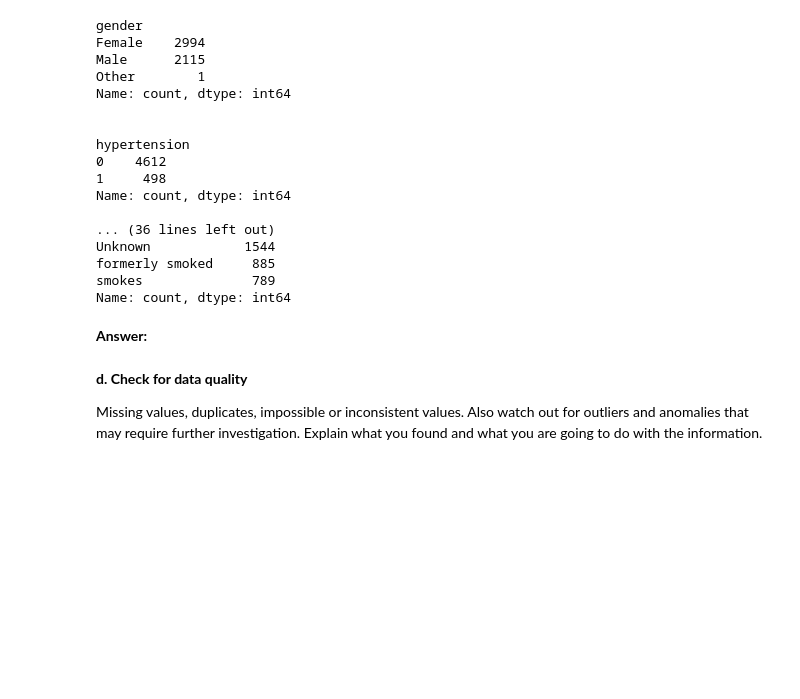
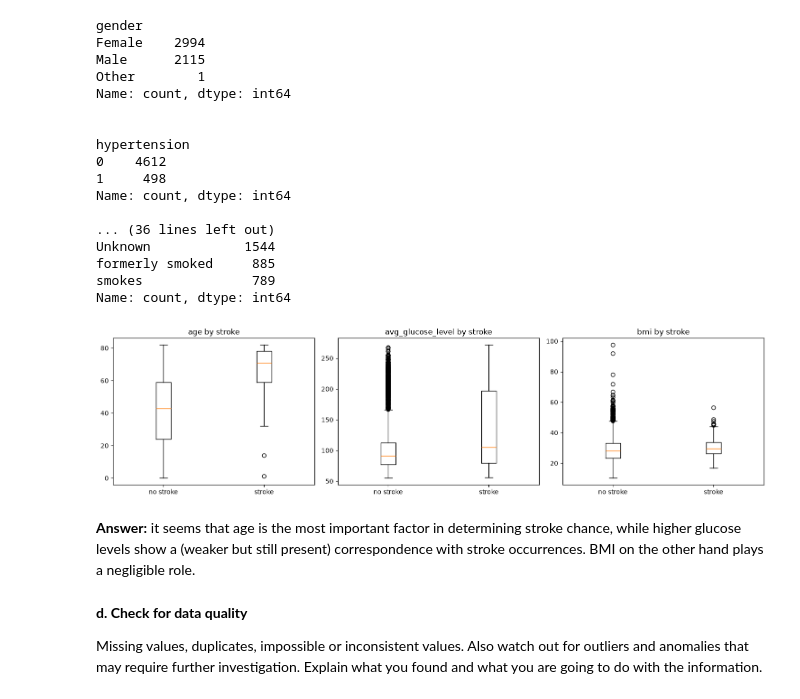
Before and after one commit to voldemortenz/IntroductiontoDataScience_Project, a Jupyter notebook: IDS2026_HW07.ipynb, the cells around one changed output. Cells and saved outputs as stored; diff of their text form; code cells hidden in the pictures; blank space fills up the shorter version.

Commit message:
Boxplot addition + 3.c answer

```diff
--- a/IDS2026_HW07.ipynb
+++ b/IDS2026_HW07.ipynb
@@ -215,8 +215,18 @@ Unknown            1544
 formerly smoked     885
 smokes              789
 Name: count, dtype: int64
+# %%
+fig, axes = plt.subplots(1, 3, figsize=(15, 4))
+for ax, col in zip(axes, ["age", "avg_glucose_level", "bmi"]):
+    data = [tabel[tabel["stroke"] == s][col].dropna() for s in [0, 1]]
+    ax.boxplot(data, tick_labels=["no stroke", "stroke"])
+    ax.set_title(col + " by stroke")
+plt.tight_layout()
+plt.show()
+# %% [output]
+[figure, added]
 # %% [markdown]
-**Answer:**
+**Answer:** it seems that age is the most important factor in determining stroke chance, while higher glucose levels show a (weaker but still present) correspondence with stroke occurrences. BMI on the other hand plays a negligible role.
 # %% [markdown]
 **d. Check for data quality**
 
```
